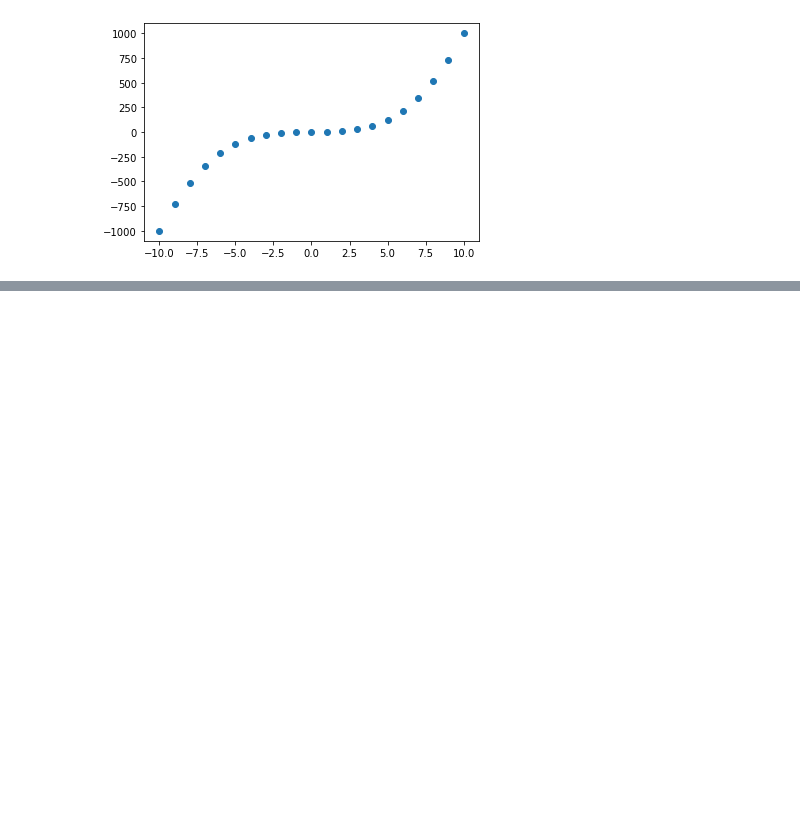
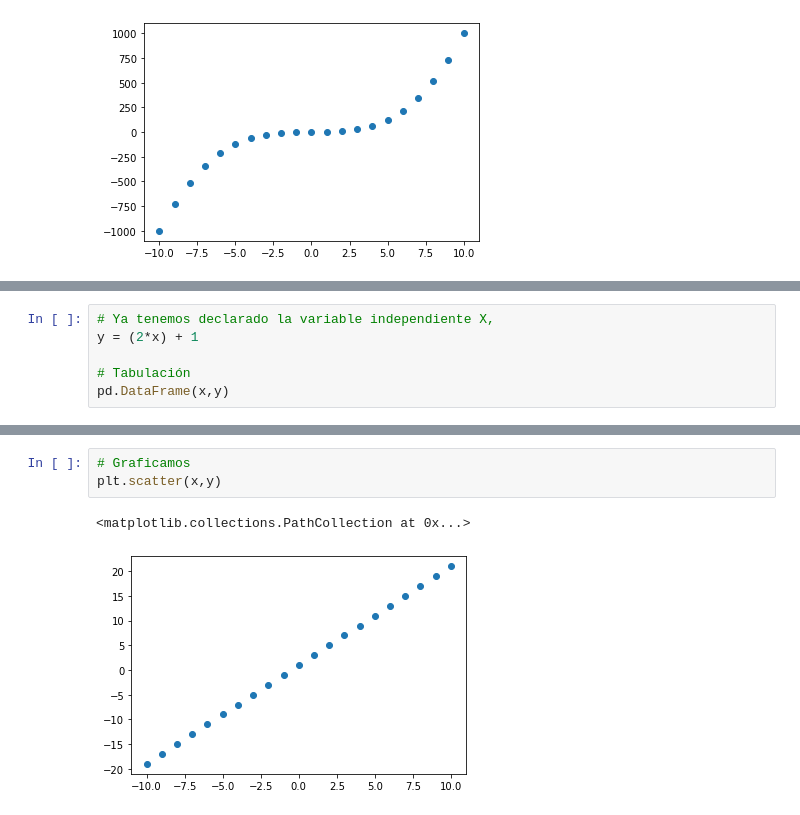
Before and after one commit to kenyihq/math-exercise, a Jupyter notebook: exercise.ipynb, the cells around one changed output, grey strips where cells are left out. Saved outputs shown, nothing was run; the diff lists cells and outputs as text; blank space fills up the shorter version.

```diff
--- a/exercise.ipynb
+++ b/exercise.ipynb
@@ -138,0 +141,6 @@ plt.scatter(x,y)
+# %%
+# Ya tenemos declarado la variable independiente X,
+y = (2*x) + 1
+
+# Tabulación
+pd.DataFrame(x,y)
@@ -138,0 +165,6 @@ plt.scatter(x,y)
+# %%
+# Graficamos
+plt.scatter(x,y)
+# %% [output]
+<matplotlib.collections.PathCollection at 0x...>
+[figure, added]
```
Also changed, not shown: parts of 2 cells of this notebook.
